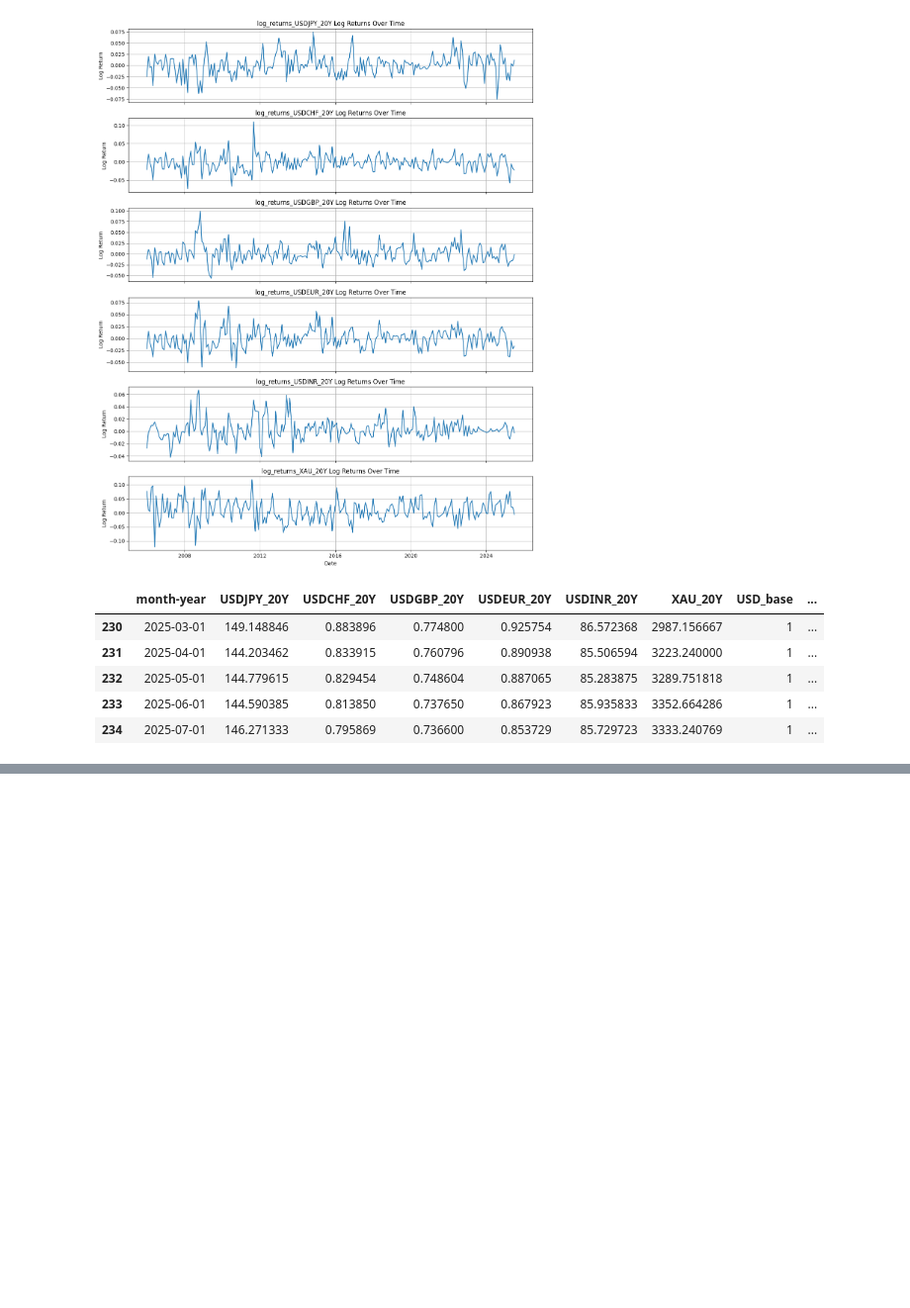
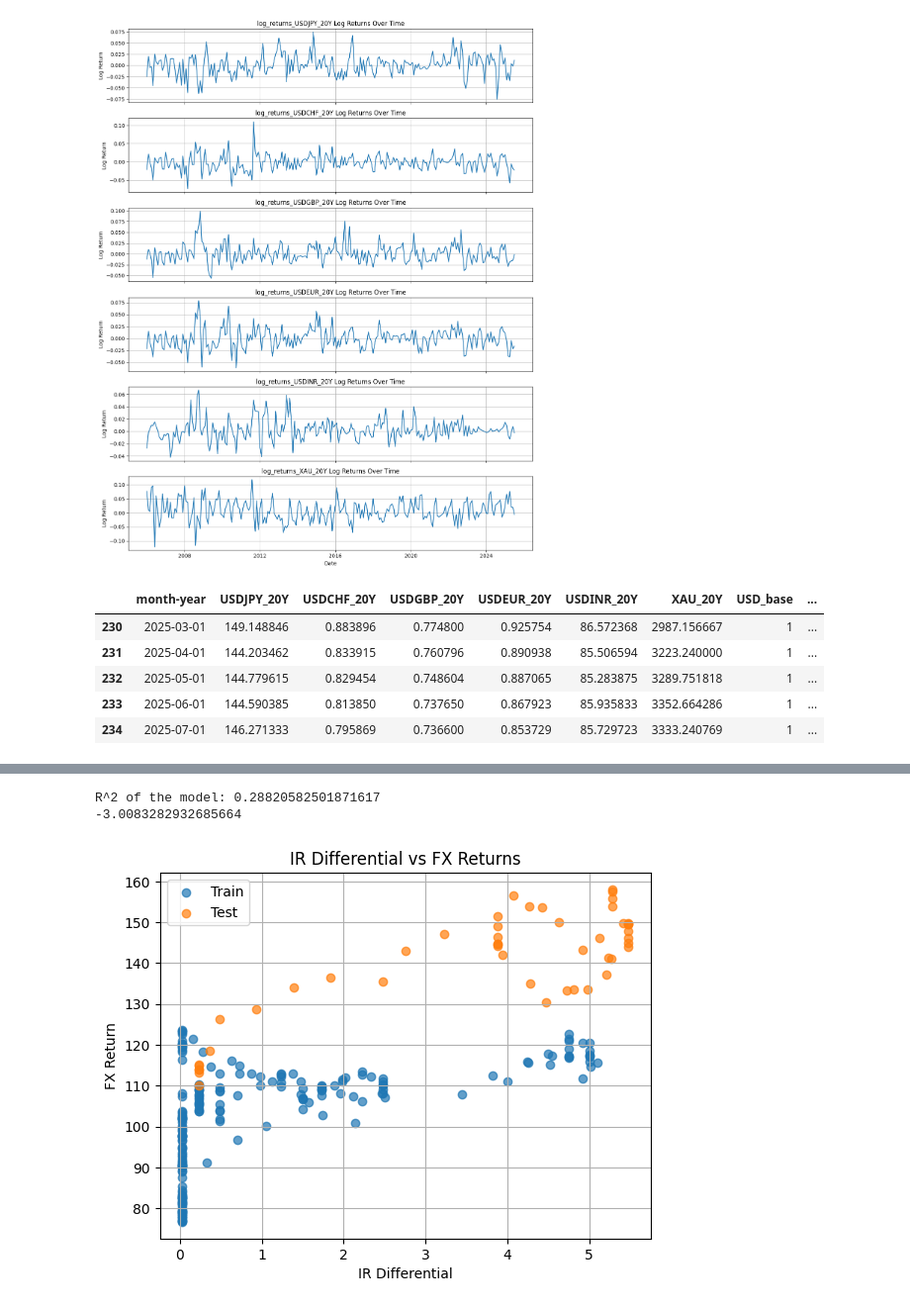
Before and after one commit to Adnan-Anwar-Data-enthusiast/Currency-speculation, a Jupyter notebook: 1. Data cleaning and formatting.ipynb, the cells around one changed output, grey strips where cells are left out. Shown at 99% size. Drawn from its saved outputs; the diff is of its cells as text; code cells hidden in the pictures; blank space fills up the shorter version.

```diff
--- a/1. Data cleaning and formatting.ipynb
+++ b/1. Data cleaning and formatting.ipynb
@@ -541,0 +564,12 @@ add_month_year_column(USDJPY_interest_diff)
+# %%
+#function to split every pandas df by train and train_test_split
+def train_test_split_df(df, train_size,  test_size):
+    df_training_size = int(df.shape[0]-(test_size*df.shape[0])) #calculating the training size based on the test size
+    #returning it as an integer
+    # Convert to integer for indexing
+    df_train = df.iloc[:df_training_size]  # Select the first 'train_size' rows for training
+    df_test = df.iloc[df_training_size:]  # Select the remaining rows for testing
+    return df_train, df_test
+#assign variables to the train and test sets
+x_ir_train, x_ir_test = train_test_split_df(x_ir, train_size=0.8, test_size=0.2)
+y_fx_train, y_fx_test = train_test_split_df(y_fx, train_size=0.8, test_size=0.2)
@@ -541,0 +592,14 @@ add_month_year_column(USDJPY_interest_diff)
+# %%
+#dropping the time and resetting the index
+x_ir_train = x_ir_train.drop(columns=['month-year'])
+x_ir_train_copy = x_ir_train.copy()
+x_ir_test = x_ir_test.drop(columns=['month-year'])
+x_ir_test_copy = x_ir_test.copy()
+y_fx_train = y_fx_train.drop(columns=['month-year'])
+y_fx_train_copy = y_fx_train.copy()
+y_fx_test = y_fx_test.drop(columns=['month-year'])
+y_fx_test_copy = y_fx_test.copy()
+x_ir_train.reset_index(drop=True, inplace=True)
+x_ir_test.reset_index(drop=True, inplace=True)
+y_fx_test.reset_index(drop=True, inplace=True)
+y_fx_train.reset_index(drop=True, inplace=True)
@@ -541,0 +622,24 @@ add_month_year_column(USDJPY_interest_diff)
+# %%
+model = LinearRegression()
+# Fitting the model
+model.fit(x_ir_train, y_fx_train)
+# Predicting the test set results
+y_fx_pred = model.predict(x_ir_test)
+# Displaying the r^2 of the model
+print(f'R^2 of the model: {model.score(x_ir_train, y_fx_train)}')
+print(model.score(x_ir_test, y_fx_test))
+# %% [output]
+R^2 of the model: 0.28820582501871617
+-3.0083282932685664
+# %%
+
+plt.scatter(x_ir_train, y_fx_train, label='Train', alpha=0.7)
+plt.scatter(x_ir_test, y_fx_test, label='Test', alpha=0.7)
+plt.title("IR Differential vs FX Returns")
+plt.xlabel("IR Differential")
+plt.ylabel("FX Return")
+plt.legend()
+plt.grid(True)
+plt.show()
+# %% [output]
+[figure, added]
```
Also changed, not shown: parts of 8 cells of this notebook, 3 other files.
